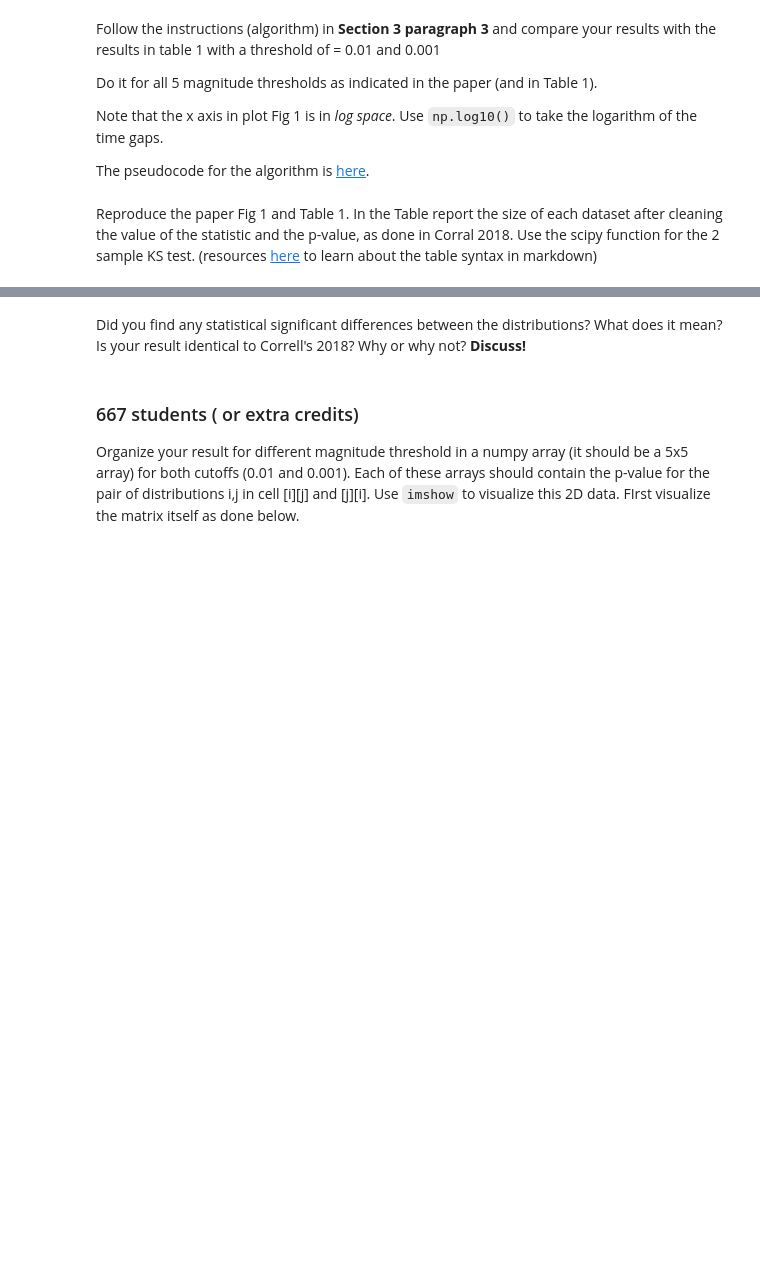
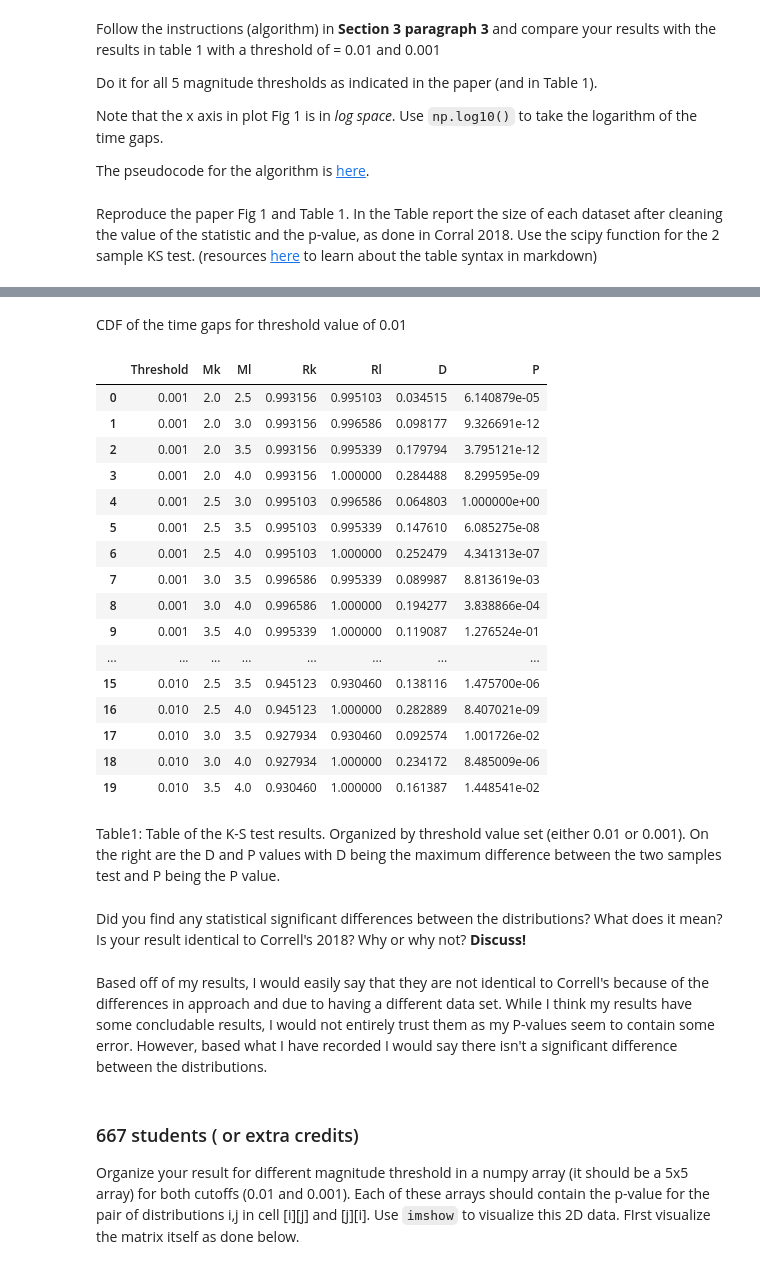
Before and after one commit to samuelmat/DSPS_tFessaras, a Jupyter notebook: HW3/KS_earthquakes_tFessaras.ipynb, the cells around one changed output, grey strips where cells are left out. Saved outputs shown, nothing was run; the diff lists cells and outputs as text; code cells hidden in the pictures; blank space fills up the shorter version.

```diff
--- a/HW3/KS_earthquakes_tFessaras.ipynb
+++ b/HW3/KS_earthquakes_tFessaras.ipynb
@@ -460,5 +509,32 @@ your table here
+# %% [markdown]
+CDF of the time gaps for threshold value of 0.01
+# %%
+table = pd.DataFrame({'Threshold':thresholdArray,'Mk': MkArray,"Ml": MlArray, "Rk": RkArray, "Rl": RlArray, "D": DArray,"P": PArray})
+table
+# %% [output]
+|  | Threshold | Mk | Ml | Rk | Rl | D | P |
+| 0 | 0.001 | 2.0 | 2.5 | 0.993156 | 0.995103 | 0.034515 | 6.140879e-05 |
+| 1 | 0.001 | 2.0 | 3.0 | 0.993156 | 0.996586 | 0.098177 | 9.326691e-12 |
+| 2 | 0.001 | 2.0 | 3.5 | 0.993156 | 0.995339 | 0.179794 | 3.795121e-12 |
+| 3 | 0.001 | 2.0 | 4.0 | 0.993156 | 1.000000 | 0.284488 | 8.299595e-09 |
+| 4 | 0.001 | 2.5 | 3.0 | 0.995103 | 0.996586 | 0.064803 | 1.000000e+00 |
+| 5 | 0.001 | 2.5 | 3.5 | 0.995103 | 0.995339 | 0.147610 | 6.085275e-08 |
+| 6 | 0.001 | 2.5 | 4.0 | 0.995103 | 1.000000 | 0.252479 | 4.341313e-07 |
+| 7 | 0.001 | 3.0 | 3.5 | 0.996586 | 0.995339 | 0.089987 | 8.813619e-03 |
+| 8 | 0.001 | 3.0 | 4.0 | 0.996586 | 1.000000 | 0.194277 | 3.838866e-04 |
+| 9 | 0.001 | 3.5 | 4.0 | 0.995339 | 1.000000 | 0.119087 | 1.276524e-01 |
+| ... | ... | ... | ... | ... | ... | ... | ... |
+| 15 | 0.010 | 2.5 | 3.5 | 0.945123 | 0.930460 | 0.138116 | 1.475700e-06 |
+| 16 | 0.010 | 2.5 | 4.0 | 0.945123 | 1.000000 | 0.282889 | 8.407021e-09 |
+| 17 | 0.010 | 3.0 | 3.5 | 0.927934 | 0.930460 | 0.092574 | 1.001726e-02 |
+| 18 | 0.010 | 3.0 | 4.0 | 0.927934 | 1.000000 | 0.234172 | 8.485009e-06 |
+| 19 | 0.010 | 3.5 | 4.0 | 0.930460 | 1.000000 | 0.161387 | 1.448541e-02 |
+# %% [markdown]
+Table1: Table of the K-S test results. Organized by threshold value set (either 0.01 or 0.001). On the right are the D and P values with D being the maximum difference between the two samples test and P being the P value.
 # %% [markdown]
 Did you find any statistical significant differences between the distributions? What does it mean? Is your result identical to Correll's 2018? Why or why not? **Discuss!**
+# %% [markdown]
+Based off of my results, I would easily say that they are not identical to Correll's because of the differences in approach and due to having a different data set. While I think my results have some concludable results, I would not entirely trust them as my P-values seem to contain some error. However, based what I have recorded I would say there isn't a significant difference between the distributions.
 # %% [markdown]
 ### 667 students ( or extra credits)
 
```
Also changed, not shown: parts of 5 cells of this notebook.
